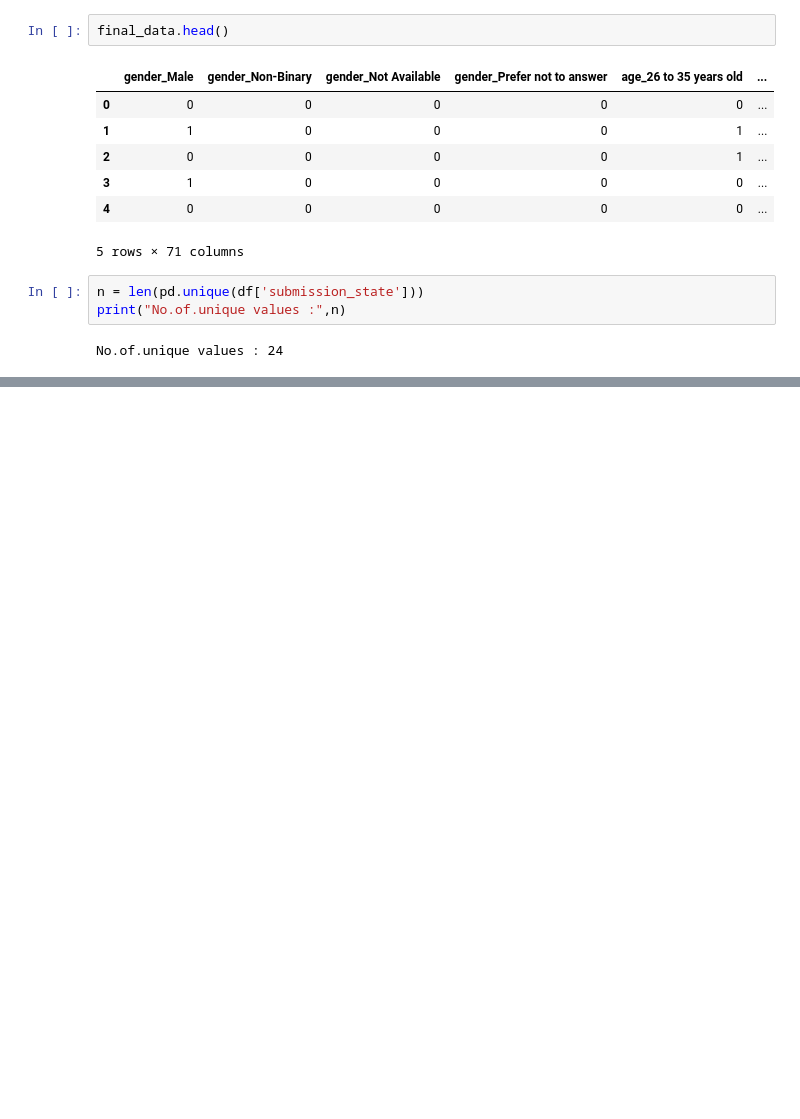
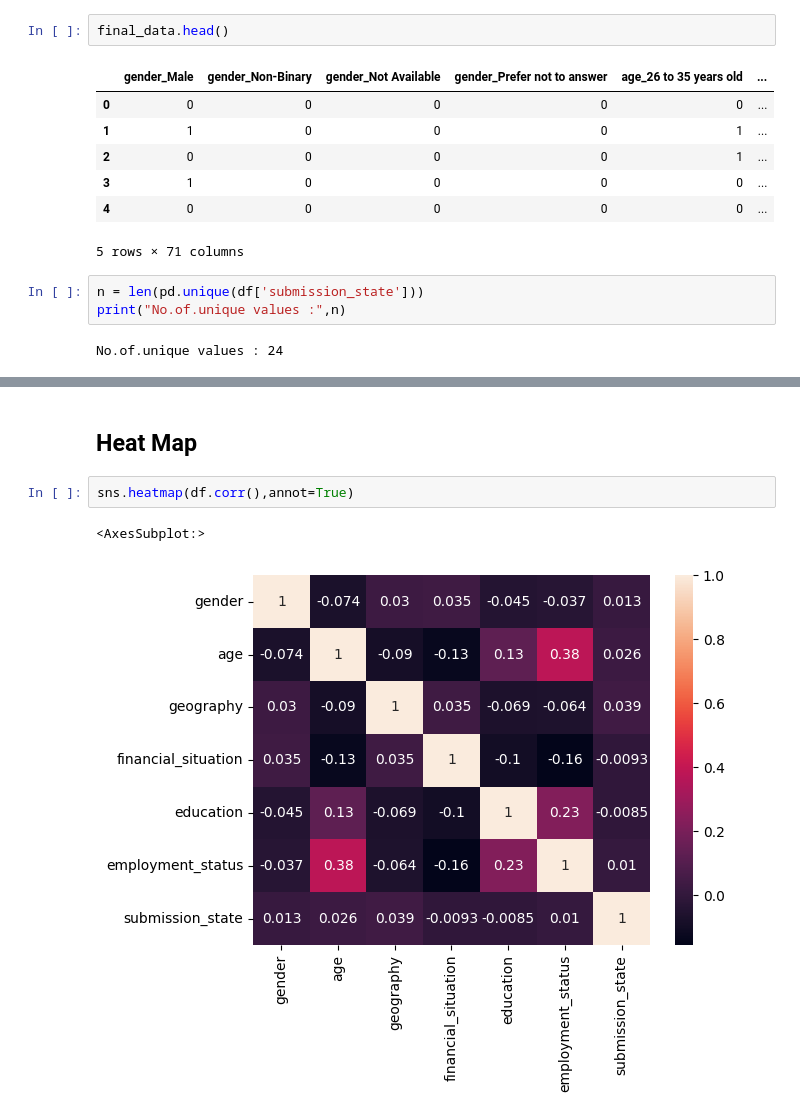
Before and after one commit to dsatyam09/06_Aspire-Intelligence-1-, a Jupyter notebook: pre_dataset.ipynb, the cells around one changed output, grey strips where cells are left out. Saved outputs shown, nothing was run; the diff lists cells and outputs as text; blank space fills up the shorter version.

```diff
--- a/pre_dataset.ipynb
+++ b/pre_dataset.ipynb
@@ -158,0 +241,7 @@ No.of.unique values : 24
+# %% [markdown]
+## Heat Map
+# %%
+sns.heatmap(df.corr(),annot=True)
+# %% [output]
+<AxesSubplot:>
+[figure, added]
```
Also changed, not shown: parts of 16 cells of this notebook.
